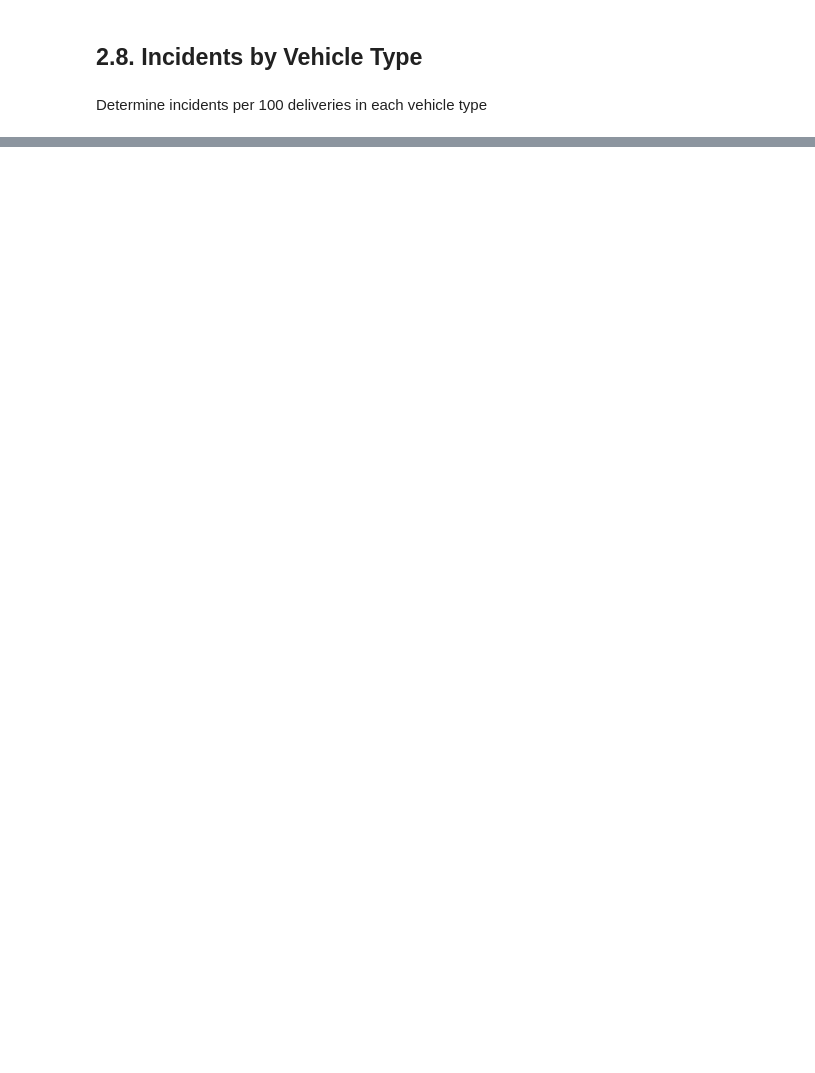
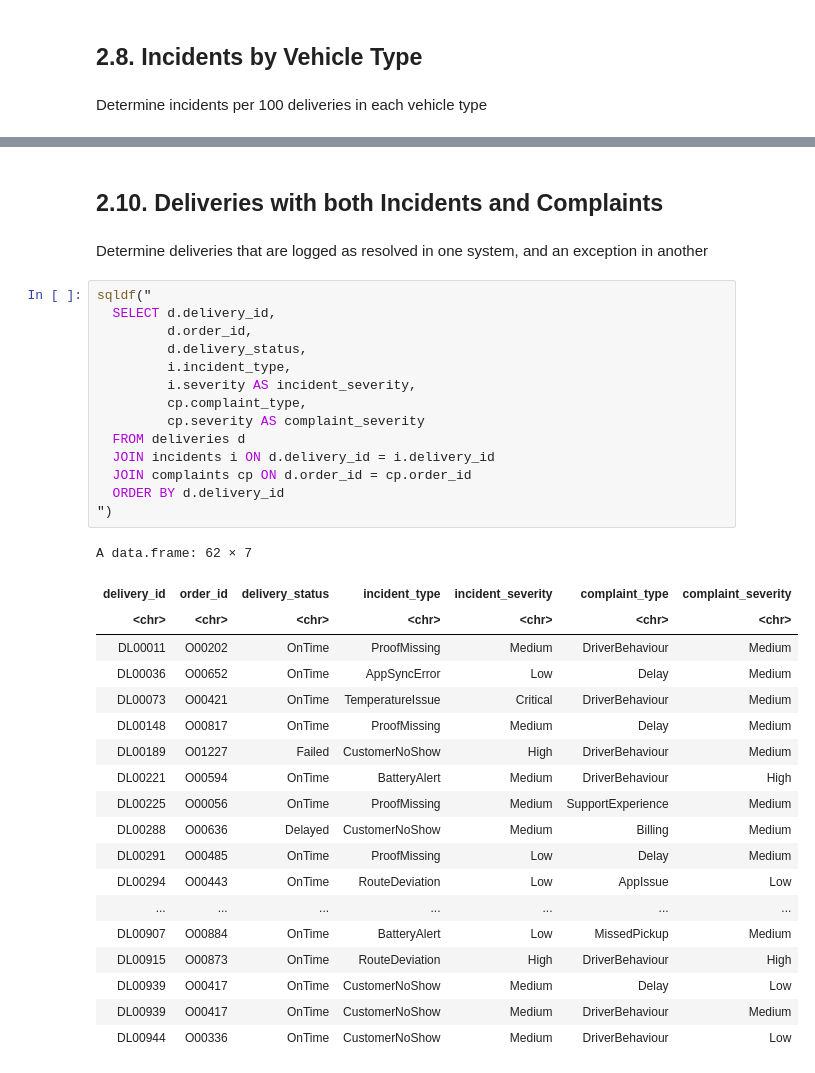
Before and after one commit to sachintha180/north-star-case-study, a Jupyter notebook: notebooks/2_sql_analysis.ipynb, the cells around one changed output, grey strips where cells are left out. Drawn from its saved outputs; the diff is of its cells as text; blank space fills up the shorter version.

```diff
--- a/notebooks/2_sql_analysis.ipynb
+++ b/notebooks/2_sql_analysis.ipynb
@@ -174,0 +276,38 @@ sqldf("
+# %% [markdown]
+## 2.10. Deliveries with both Incidents and Complaints
+# %% [markdown]
+Determine deliveries that are logged as resolved in one system, and an exception in another
+# %%
+sqldf("
+  SELECT d.delivery_id,
+         d.order_id,
+         d.delivery_status,
+         i.incident_type,
+         i.severity AS incident_severity,
+         cp.complaint_type,
+         cp.severity AS complaint_severity
+  FROM deliveries d
+  JOIN incidents i ON d.delivery_id = i.delivery_id
+  JOIN complaints cp ON d.order_id = cp.order_id
+  ORDER BY d.delivery_id
+")
+# %% [output]
+A data.frame: 62 × 7
+| delivery_id | order_id | delivery_status | incident_type | incident_severity | complaint_type | complaint_severity |
+| <chr> | <chr> | <chr> | <chr> | <chr> | <chr> | <chr> |
+| DL00011 | O00202 | OnTime | ProofMissing | Medium | DriverBehaviour | Medium |
+| DL00036 | O00652 | OnTime | AppSyncError | Low | Delay | Medium |
+| DL00073 | O00421 | OnTime | TemperatureIssue | Critical | DriverBehaviour | Medium |
+| DL00148 | O00817 | OnTime | ProofMissing | Medium | Delay | Medium |
+| DL00189 | O01227 | Failed | CustomerNoShow | High | DriverBehaviour | Medium |
+| DL00221 | O00594 | OnTime | BatteryAlert | Medium | DriverBehaviour | High |
+| DL00225 | O00056 | OnTime | ProofMissing | Medium | SupportExperience | Medium |
+| DL00288 | O00636 | Delayed | CustomerNoShow | Medium | Billing | Medium |
+| DL00291 | O00485 | OnTime | ProofMissing | Low | Delay | Medium |
+| DL00294 | O00443 | OnTime | RouteDeviation | Low | AppIssue | Low |
+| ... | ... | ... | ... | ... | ... | ... |
+| DL00907 | O00884 | OnTime | BatteryAlert | Low | MissedPickup | Medium |
+| DL00915 | O00873 | OnTime | RouteDeviation | High | DriverBehaviour | High |
+| DL00939 | O00417 | OnTime | CustomerNoShow | Medium | Delay | Low |
+| DL00939 | O00417 | OnTime | CustomerNoShow | Medium | DriverBehaviour | Medium |
+| DL00944 | O00336 | OnTime | CustomerNoShow | Medium | DriverBehaviour | Low |
```
Also changed, not shown: parts of 13 cells of this notebook.
